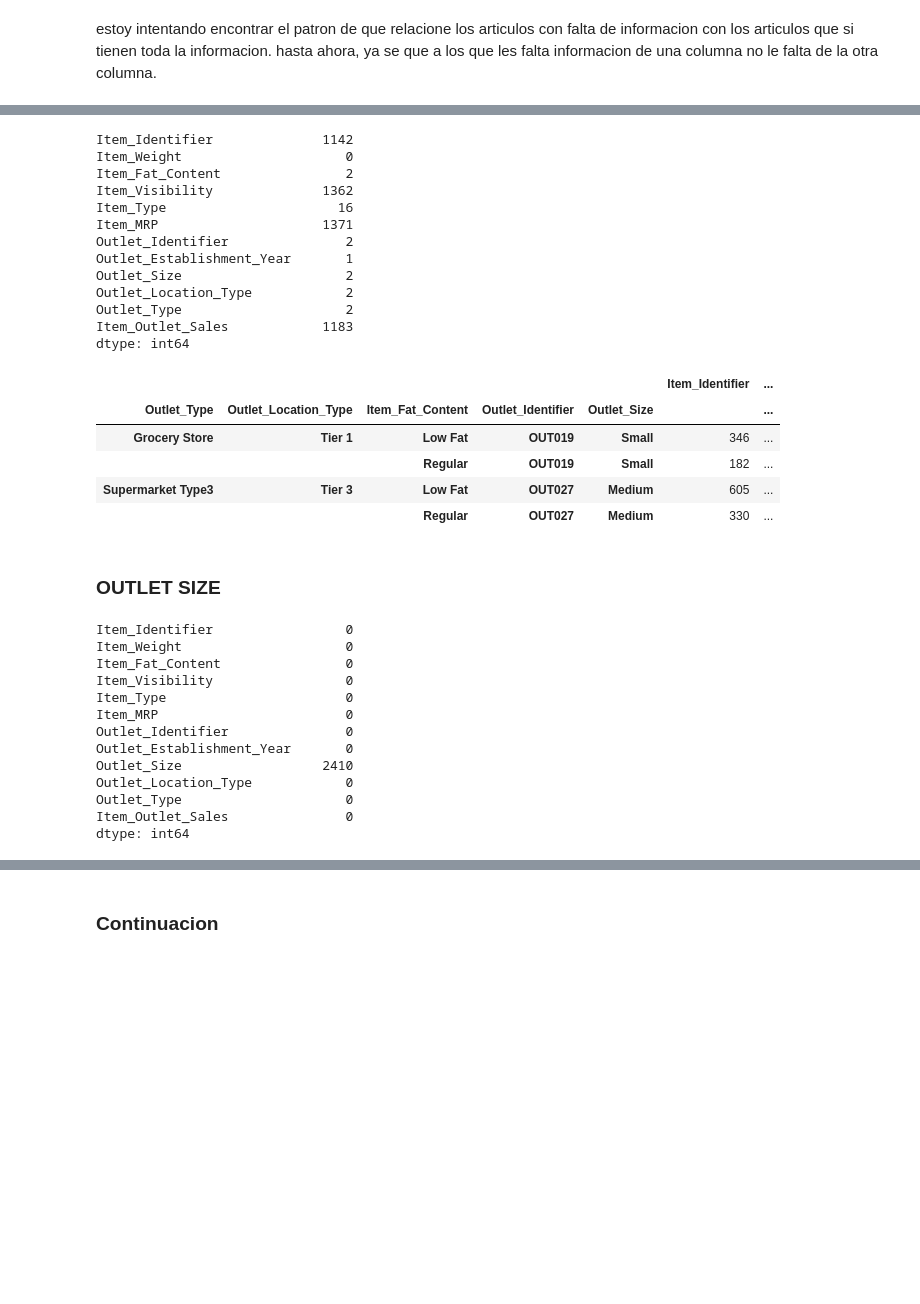
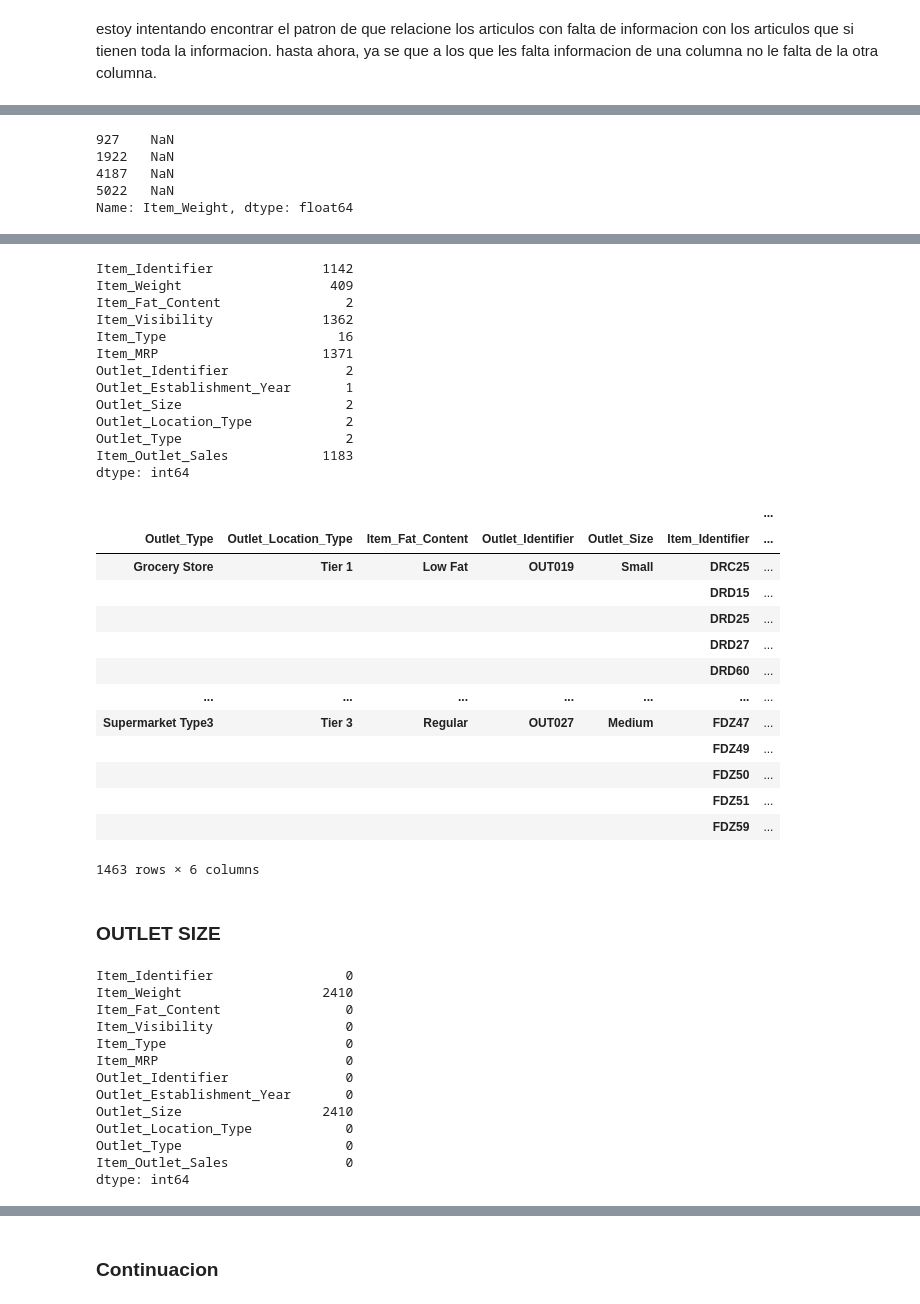
Before and after one commit to RanielSosa/predicciones-de-ventas, a Jupyter notebook: Predicciones_de_ventas.ipynb, the cells around one changed output, grey strips where cells are left out. Cells and saved outputs as stored; diff of their text form; code cells hidden in the pictures; blank space fills up the shorter version.

```diff
--- a/Predicciones_de_ventas.ipynb
+++ b/Predicciones_de_ventas.ipynb
@@ -39,3 +39,7 @@ Data columns (total 12 columns):
  11  Item_Outlet_Sales          8523 non-null   float64
 dtypes: float64(4), int64(1), object(7)
 memory usage: 799.2+ KB
+# %%
+df_sales['Item_Fat_Content']=df_sales['Item_Fat_Content'].replace('LF', 'Low Fat')
+df_sales['Item_Fat_Content']=df_sales['Item_Fat_Content'].replace('low fat', 'Low Fat')
+df_sales['Item_Fat_Content']=df_sales['Item_Fat_Content'].replace('reg', 'Regular')
@@ -130,3 +199,11 @@ dtype: int64
+# %%
+df_sales.loc[nulos_Weight,'Item_Weight']
+# %% [output]
+927    NaN
+1922   NaN
+4187   NaN
+5022   NaN
+Name: Item_Weight, dtype: float64
 # %%
 Item_Weight_NA['Item_Type'].value_counts()
 # %% [output]
@@ -151,7 +228,7 @@ Name: Item_Type, dtype: int64
 Item_Weight_NA.nunique()
 # %% [output]
 Item_Identifier              1142
-Item_Weight                     0
+Item_Weight                   409
 Item_Fat_Content                2
 Item_Visibility              1362
 Item_Type                      16
@@ -169,14 +246,22 @@ Item_Weight_NA['Item_Fat_Content']=Item_Weight_NA['Item_Fat_Content'].replace('l
 Item_Weight_NA['Item_Fat_Content']=Item_Weight_NA['Item_Fat_Content'].replace('reg', 'Regular')
 # %%
 #Item_Weight_NA.groupby(['Outlet_Type','Outlet_Location_Type','Item_Type']).count()
-Item_Weight_NA.groupby(['Outlet_Type','Outlet_Location_Type','Item_Fat_Content','Outlet_Identifier','Outlet_Size']).count()
+Item_Weight_NA.groupby(['Outlet_Type','Outlet_Location_Type','Item_Fat_Content','Outlet_Identifier','Outlet_Size','Item_Identifier']).count()
 # %% [output]
-|  |  |  |  |  | Item_Identifier | ... |
-| Outlet_Type | Outlet_Location_Type | Item_Fat_Content | Outlet_Identifier | Outlet_Size |  | ... |
-| Grocery Store | Tier 1 | Low Fat | OUT019 | Small | 346 | ... |
-|  |  | Regular | OUT019 | Small | 182 | ... |
-| Supermarket Type3 | Tier 3 | Low Fat | OUT027 | Medium | 605 | ... |
-|  |  | Regular | OUT027 | Medium | 330 | ... |
+|  |  |  |  |  |  | ... |
+| Outlet_Type | Outlet_Location_Type | Item_Fat_Content | Outlet_Identifier | Outlet_Size | Item_Identifier | ... |
+| Grocery Store | Tier 1 | Low Fat | OUT019 | Small | DRC25 | ... |
+|  |  |  |  |  | DRD15 | ... |
+|  |  |  |  |  | DRD25 | ... |
+|  |  |  |  |  | DRD27 | ... |
+|  |  |  |  |  | DRD60 | ... |
+| ... | ... | ... | ... | ... | ... | ... |
+| Supermarket Type3 | Tier 3 | Regular | OUT027 | Medium | FDZ47 | ... |
+|  |  |  |  |  | FDZ49 | ... |
+|  |  |  |  |  | FDZ50 | ... |
+|  |  |  |  |  | FDZ51 | ... |
+|  |  |  |  |  | FDZ59 | ... |
+1463 rows × 6 columns
 # %% [markdown]
 ### OUTLET SIZE
 # %%
@@ -184,7 +269,7 @@ Outlet_Size_NA=df_sales.loc[nulos_Size,:]
 Outlet_Size_NA.isna().sum()
 # %% [output]
 Item_Identifier                 0
-Item_Weight                     0
+Item_Weight                  2410
 Item_Fat_Content                0
 Item_Visibility                 0
 Item_Type                       0
```
Also changed, not shown: parts of 9 cells of this notebook.
